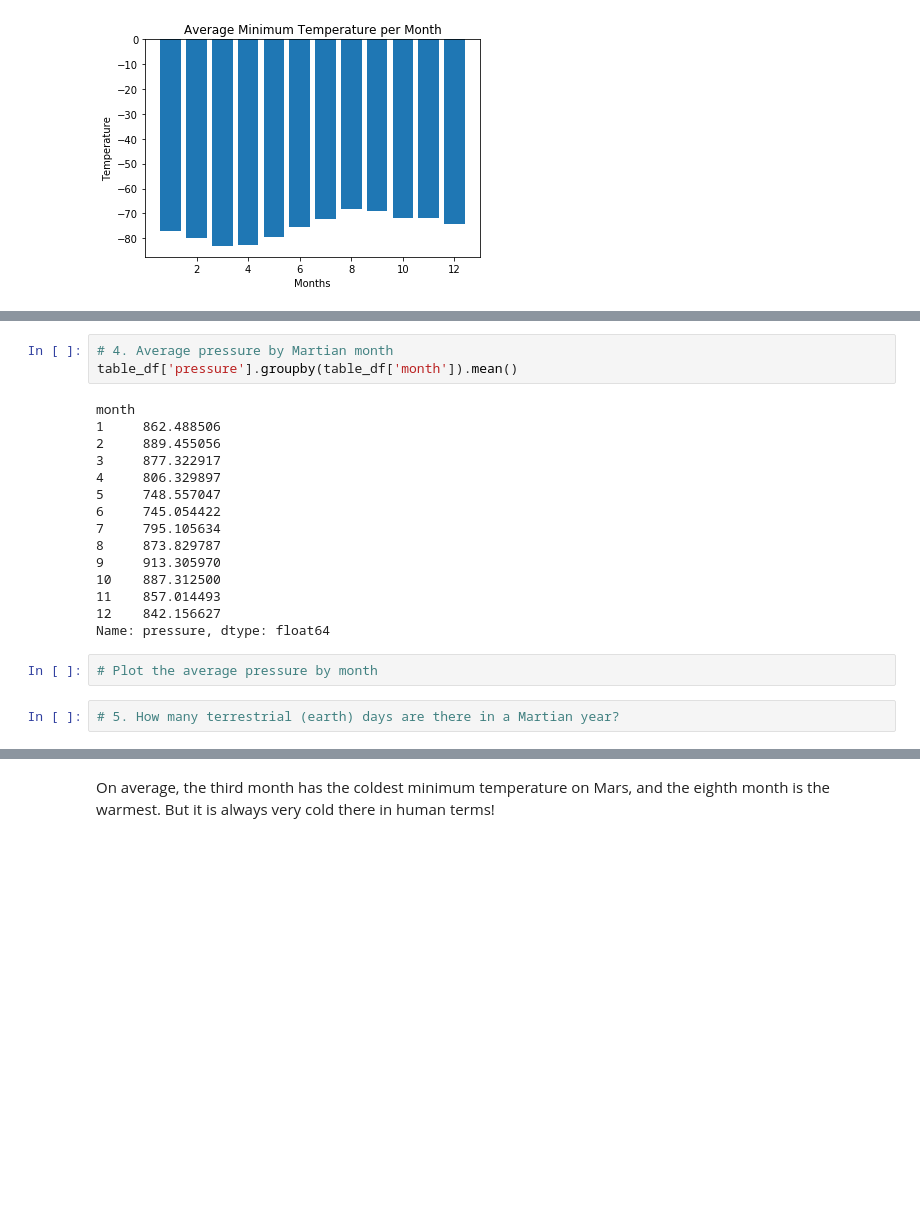
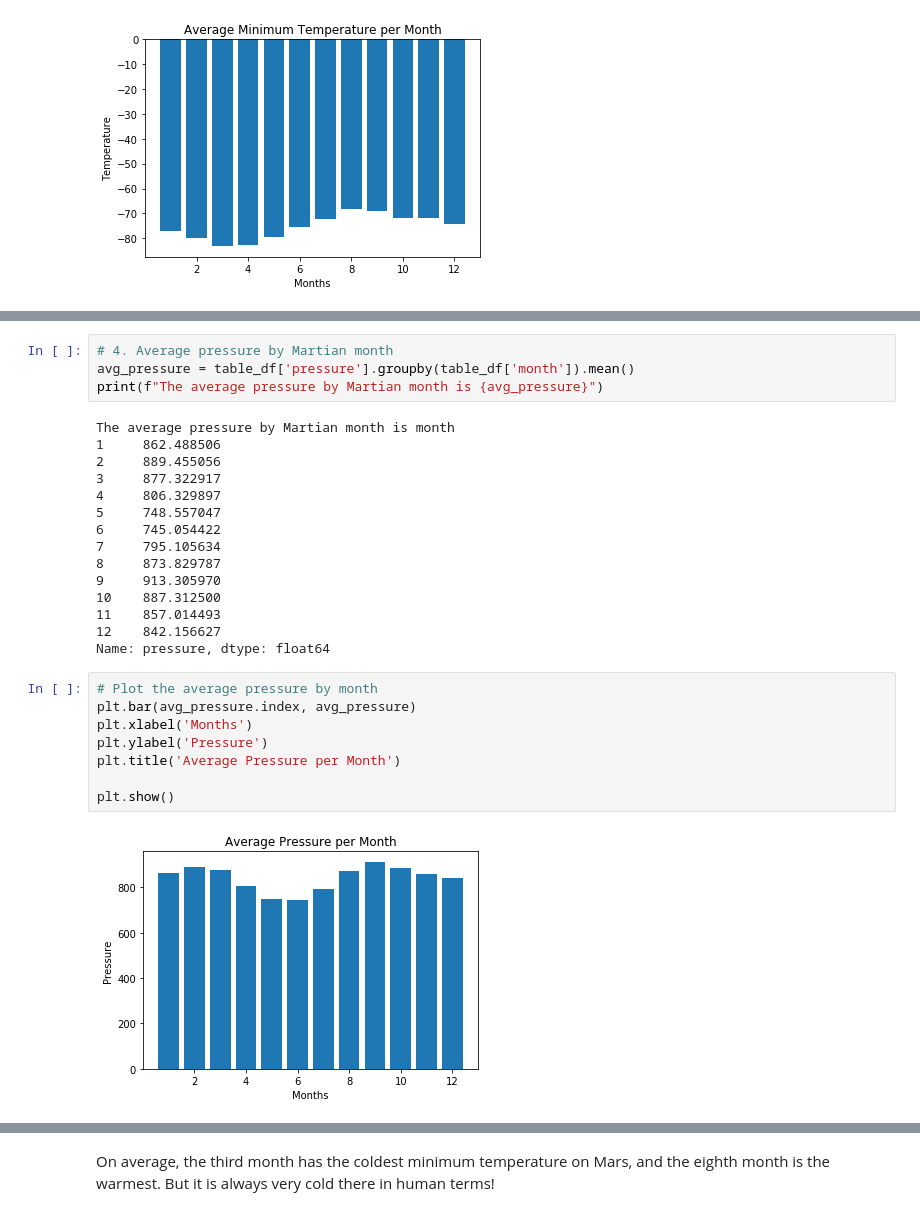
Before and after one commit to dcastellonc/datacollection-challenge, a Jupyter notebook: part_2_mars_weather.ipynb, the cells around one changed output, grey strips where cells are left out. Drawn from its saved outputs; the diff is of its cells as text; blank space fills up the shorter version.

```diff
--- a/part_2_mars_weather.ipynb
+++ b/part_2_mars_weather.ipynb
@@ -158,8 +171,9 @@ hottests_months = table_df['min_temp'].groupby(table_df['pressure']).max()
 # %%
 # 4. Average pressure by Martian month
-table_df['pressure'].groupby(table_df['month']).mean()
+avg_pressure = table_df['pressure'].groupby(table_df['month']).mean()
+print(f"The average pressure by Martian month is {avg_pressure}")
 # %% [output]
-month
+The average pressure by Martian month is month
 1     862.488506
 2     889.455056
 3     877.322917
@@ -173,7 +187,13 @@ month
 11    857.014493
 12    842.156627
 Name: pressure, dtype: float64
-# %%
-# Plot the average pressure by month
-# %%
-# 5. How many terrestrial (earth) days are there in a Martian year?
+# %%
+# Plot the average pressure by month
+plt.bar(avg_pressure.index, avg_pressure)
+plt.xlabel('Months')
+plt.ylabel('Pressure')
+plt.title('Average Pressure per Month')
+
+plt.show()
+# %% [output]
+[figure, added]
```
Also changed, not shown: parts of 6 cells of this notebook, 1 other file.
